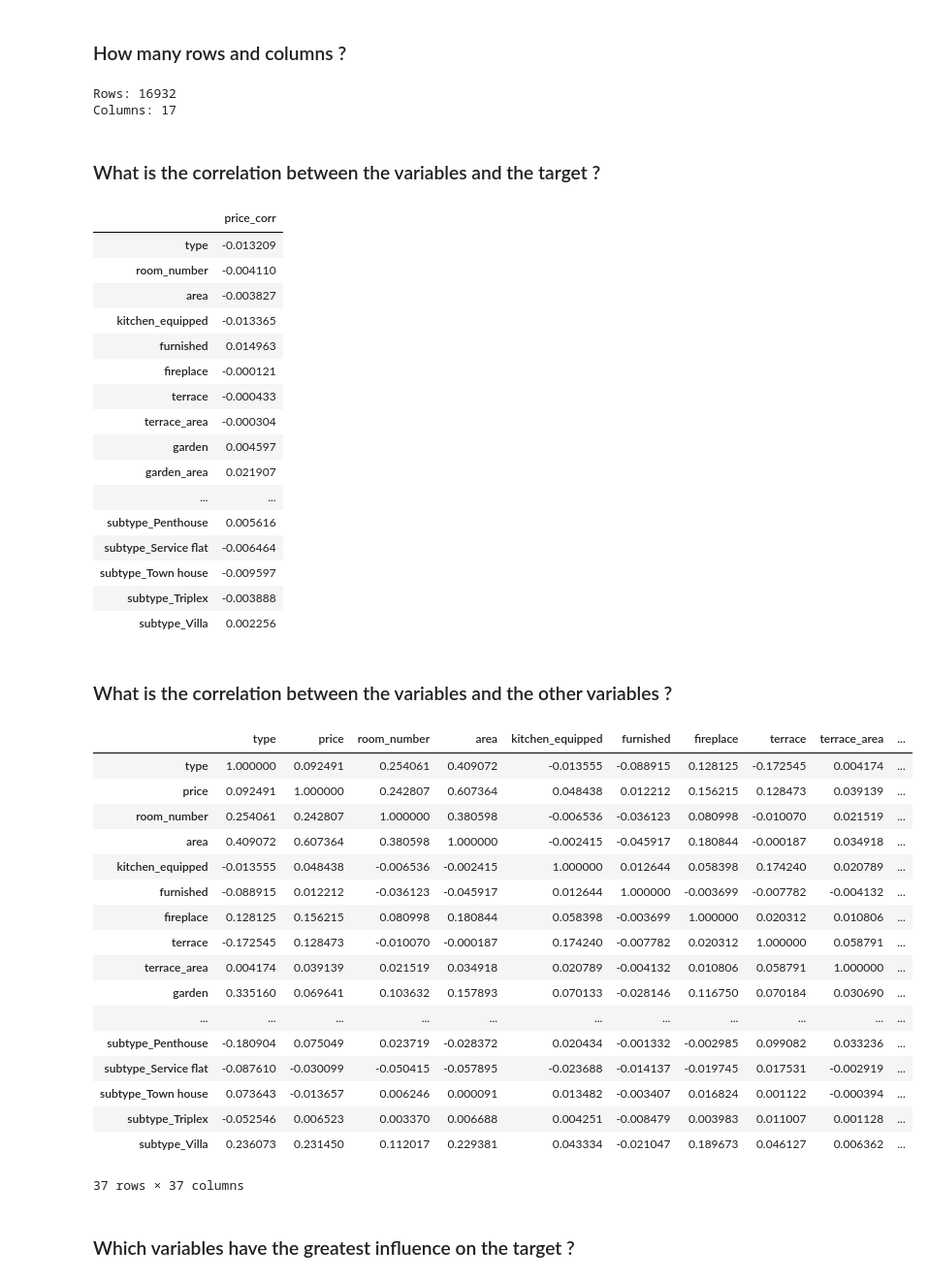
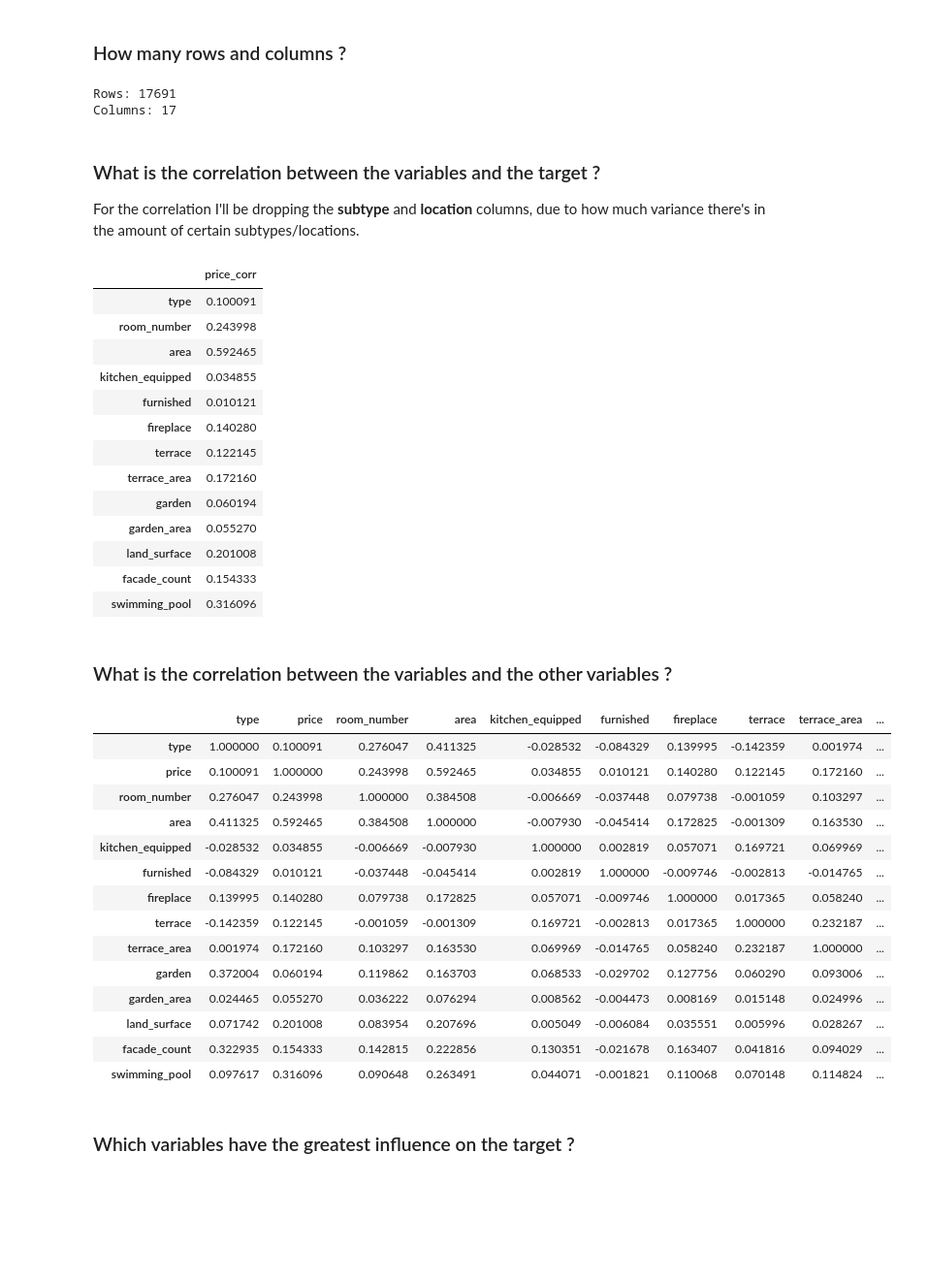
Before and after one commit to delvsola/challenge-data-analysis, a Jupyter notebook: analysis.ipynb, the cells around one changed output. Shown at 97% size. Saved outputs shown, nothing was run; the diff lists cells and outputs as text; code cells hidden in the pictures; blank space fills up the shorter version.

```diff
--- a/analysis.ipynb
+++ b/analysis.ipynb
@@ -64,9 +51,11 @@ The **subtype** column is also not well formated, we'll replace undescores with
 # %%
 # First let's remove the undescores
 ds_clean.subtype = ds_clean.subtype.str.replace("_", " ")
+ds_clean.building_condition = ds_clean.building_condition.str.replace("_", " ")
 
 # Then capitalize the types
 ds_clean.subtype = ds_clean.subtype.str.capitalize()
+ds_clean.building_condition = ds_clean.building_condition.str.capitalize()
 ds_clean
 # %% [output]
 |  | location | type | subtype | price | room_number | area | kitchen_equipped | furnished | fireplace | ... |
@@ -107,0 +99,3 @@ ds_clean
+# %%
+ds_clean = ds_clean.loc[~ds_clean.price.isnull()]
+ds.loc[ds.price.isnull()]
@@ -117,62 +117,55 @@ The "**price**" column.
 rows, columns = ds_clean.shape
 print(f"Rows: {rows}\nColumns: {columns}")
 # %% [output]
-Rows: 16932
+Rows: 17691
 Columns: 17
 # %% [markdown]
 ### What is the correlation between the variables and the target ?
+For the correlation I'll be dropping the **subtype** and **location** columns, due to how much variance there's in the amount of certain subtypes/locations.
 # %%
-ds_corr = ds_clean.copy().drop(columns=["location"])
-
-# One-Hot encode Categorical variables
-ds_hot = pd.get_dummies(ds_corr, columns=["subtype"], prefix=["subtype"])
+ds_corr = ds_clean.copy().drop(columns=["location", "subtype"])
 
 # Label Encode Categorical variables
-ds_hot['type'] = ds_hot['type'].astype('category').cat.codes
+# 0 = Apartment, 1 = House
+ds_corr['type'] = ds_corr['type'].astype('category').cat.codes
 
-price_corr = ds_hot.corrwith(ds['price']).to_frame().rename(columns={0: "price_corr"}).drop(["price"])
+price_corr = ds_corr.corrwith(ds_corr['price']).to_frame().rename(columns={0: "price_corr"}).drop(["price"])
 price_corr
 # %% [output]
 |  | price_corr |
-| type | -0.013209 |
-| room_number | -0.004110 |
-| area | -0.003827 |
-| kitchen_equipped | -0.013365 |
-| furnished | 0.014963 |
-| fireplace | -0.000121 |
-| terrace | -0.000433 |
-| terrace_area | -0.000304 |
-| garden | 0.004597 |
-| garden_area | 0.021907 |
-| ... | ... |
-| subtype_Penthouse | 0.005616 |
-| subtype_Service flat | -0.006464 |
-| subtype_Town house | -0.009597 |
-| subtype_Triplex | -0.003888 |
-| subtype_Villa | 0.002256 |
+| type | 0.100091 |
+| room_number | 0.243998 |
+| area | 0.592465 |
+| kitchen_equipped | 0.034855 |
+| furnished | 0.010121 |
+| fireplace | 0.140280 |
+| terrace | 0.122145 |
+| terrace_area | 0.172160 |
+| garden | 0.060194 |
+| garden_area | 0.055270 |
+| land_surface | 0.201008 |
+| facade_count | 0.154333 |
+| swimming_pool | 0.316096 |
 # %% [markdown]
 ### What is the correlation between the variables and the other variables ?
 # %%
-ds_hot.corr()
+ds_corr.corr()
 # %% [output]
 |  | type | price | room_number | area | kitchen_equipped | furnished | fireplace | terrace | terrace_area | ... |
-| type | 1.000000 | 0.092491 | 0.254061 | 0.409072 | -0.013555 | -0.088915 | 0.128125 | -0.172545 | 0.004174 | ... |
-| price | 0.092491 | 1.000000 | 0.242807 | 0.607364 | 0.048438 | 0.012212 | 0.156215 | 0.128473 | 0.039139 | ... |
-| room_number | 0.254061 | 0.242807 | 1.000000 | 0.380598 | -0.006536 | -0.036123 | 0.080998 | -0.010070 | 0.021519 | ... |
-| area | 0.409072 | 0.607364 | 0.380598 | 1.000000 | -0.002415 | -0.045917 | 0.180844 | -0.000187 | 0.034918 | ... |
-| kitchen_equipped | -0.013555 | 0.048438 | -0.006536 | -0.002415 | 1.000000 | 0.012644 | 0.058398 | 0.174240 | 0.020789 | ... |
-| furnished | -0.088915 | 0.012212 | -0.036123 | -0.045917 | 0.012644 | 1.000000 | -0.003699 | -0.007782 | -0.004132 | ... |
-| fireplace | 0.128125 | 0.156215 | 0.080998 | 0.180844 | 0.058398 | -0.003699 | 1.000000 | 0.020312 | 0.010806 | ... |
-| terrace | -0.172545 | 0.128473 | -0.010070 | -0.000187 | 0.174240 | -0.007782 | 0.020312 | 1.000000 | 0.058791 | ... |
-| terrace_area | 0.004174 | 0.039139 | 0.021519 | 0.034918 | 0.020789 | -0.004132 | 0.010806 | 0.058791 | 1.000000 | ... |
-| garden | 0.335160 | 0.069641 | 0.103632 | 0.157893 | 0.070133 | -0.028146 | 0.116750 | 0.070184 | 0.030690 | ... |
-| ... | ... | ... | ... | ... | ... | ... | ... | ... | ... | ... |
-| subtype_Penthouse | -0.180904 | 0.075049 | 0.023719 | -0.028372 | 0.020434 | -0.001332 | -0.002985 | 0.099082 | 0.033236 | ... |
-| subtype_Service flat | -0.087610 | -0.030099 | -0.050415 | -0.057895 | -0.023688 | -0.014137 | -0.019745 | 0.017531 | -0.002919 | ... |
-| subtype_Town house | 0.073643 | -0.013657 | 0.006246 | 0.000091 | 0.013482 | -0.003407 | 0.016824 | 0.001122 | -0.000394 | ... |
-| subtype_Triplex | -0.052546 | 0.006523 | 0.003370 | 0.006688 | 0.004251 | -0.008479 | 0.003983 | 0.011007 | 0.001128 | ... |
-| subtype_Villa | 0.236073 | 0.231450 | 0.112017 | 0.229381 | 0.043334 | -0.021047 | 0.189673 | 0.046127 | 0.006362 | ... |
+| type | 1.000000 | 0.100091 | 0.276047 | 0.411325 | -0.028532 | -0.084329 | 0.139995 | -0.142359 | 0.001974 | ... |
+| price | 0.100091 | 1.000000 | 0.243998 | 0.592465 | 0.034855 | 0.010121 | 0.140280 | 0.122145 | 0.172160 | ... |
+| room_number | 0.276047 | 0.243998 | 1.000000 | 0.384508 | -0.006669 | -0.037448 | 0.079738 | -0.001059 | 0.103297 | ... |
+| area | 0.411325 | 0.592465 | 0.384508 | 1.000000 | -0.007930 | -0.045414 | 0.172825 | -0.001309 | 0.163530 | ... |
+| kitchen_equipped | -0.028532 | 0.034855 | -0.006669 | -0.007930 | 1.000000 | 0.002819 | 0.057071 | 0.169721 | 0.069969 | ... |
+| furnished | -0.084329 | 0.010121 | -0.037448 | -0.045414 | 0.002819 | 1.000000 | -0.009746 | -0.002813 | -0.014765 | ... |
+| fireplace | 0.139995 | 0.140280 | 0.079738 | 0.172825 | 0.057071 | -0.009746 | 1.000000 | 0.017365 | 0.058240 | ... |
+| terrace | -0.142359 | 0.122145 | -0.001059 | -0.001309 | 0.169721 | -0.002813 | 0.017365 | 1.000000 | 0.232187 | ... |
+| terrace_area | 0.001974 | 0.172160 | 0.103297 | 0.163530 | 0.069969 | -0.014765 | 0.058240 | 0.232187 | 1.000000 | ... |
+| garden | 0.372004 | 0.060194 | 0.119862 | 0.163703 | 0.068533 | -0.029702 | 0.127756 | 0.060290 | 0.093006 | ... |
+| garden_area | 0.024465 | 0.055270 | 0.036222 | 0.076294 | 0.008562 | -0.004473 | 0.008169 | 0.015148 | 0.024996 | ... |
+| land_surface | 0.071742 | 0.201008 | 0.083954 | 0.207696 | 0.005049 | -0.006084 | 0.035551 | 0.005996 | 0.028267 | ... |
+| facade_count | 0.322935 | 0.154333 | 0.142815 | 0.222856 | 0.130351 | -0.021678 | 0.163407 | 0.041816 | 0.094029 | ... |
+| swimming_pool | 0.097617 | 0.316096 | 0.090648 | 0.263491 | 0.044071 | -0.001821 | 0.110068 | 0.070148 | 0.114824 | ... |
-37 rows × 37 columns
 # %% [markdown]
 ### Which variables have the greatest influence on the target ?
 # %%
```
Also changed, not shown: parts of 30 cells of this notebook, 1 other file.
